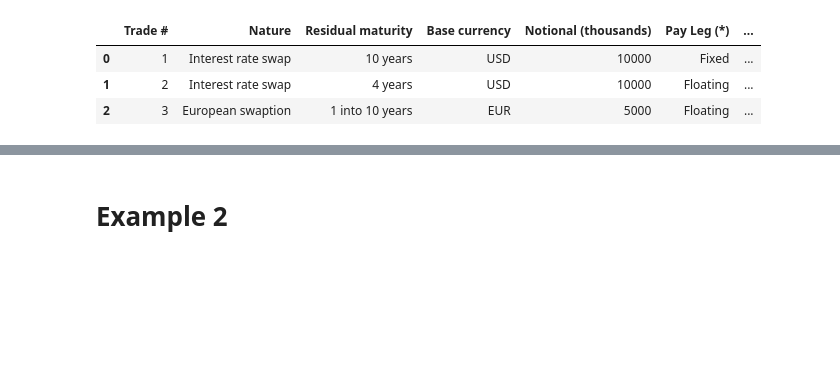
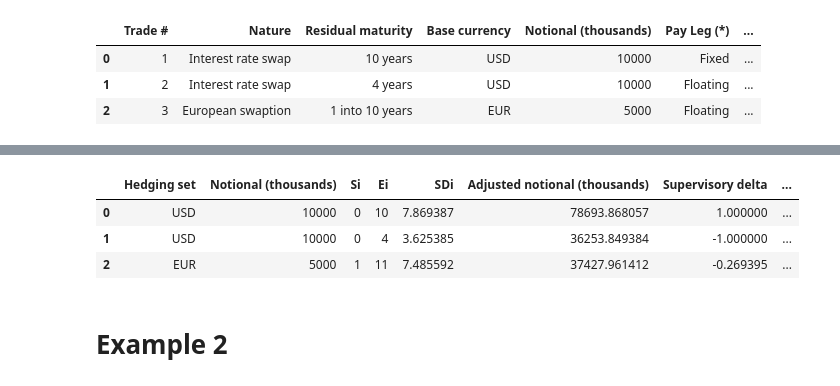
Before and after one commit to XianchengZ/ccr_analysis, a Jupyter notebook: organized_saccr.ipynb, the cells around one changed output, grey strips where cells are left out. Saved outputs shown, nothing was run; the diff lists cells and outputs as text; code cells hidden in the pictures; blank space fills up the shorter version.

```diff
--- a/organized_saccr.ipynb
+++ b/organized_saccr.ipynb
@@ -352,3 +359,10 @@ EAD_generator(example_1_df, middle_df, supervisory_ref)
+# %%
+middle_df
+# %% [output]
+|  | Hedging set | Notional (thousands) | Si | Ei | SDi | Adjusted notional (thousands) | Supervisory delta | ... |
+| 0 | USD | 10000 | 0 | 10 | 7.869387 | 78693.868057 | 1.000000 | ... |
+| 1 | USD | 10000 | 0 | 4 | 3.625385 | 36253.849384 | -1.000000 | ... |
+| 2 | EUR | 5000 | 1 | 11 | 7.485592 | 37427.961412 | -0.269395 | ... |
 # %% [markdown]
 # Example 2
 # %%
```
Also changed, not shown: parts of 4 cells of this notebook, 3 other files.
